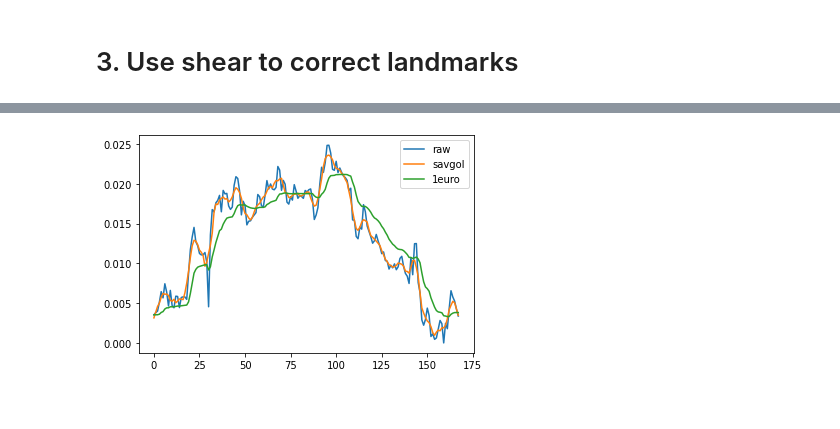
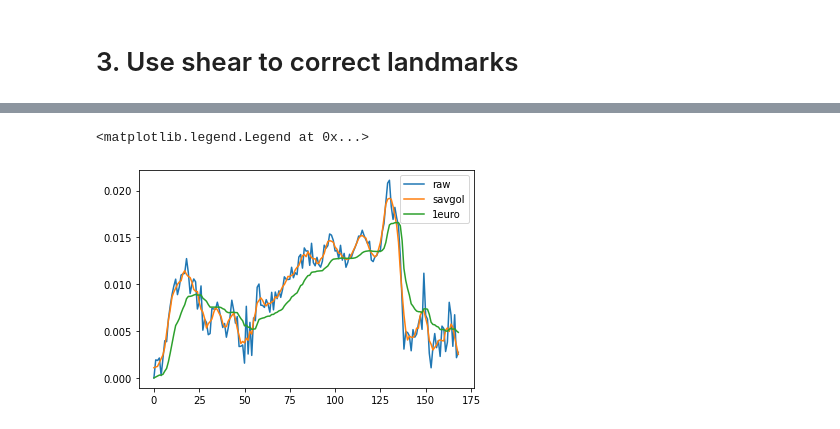
Before and after one commit to EvanSamaa/Motion_Paint, a Jupyter notebook: facial_landmarks_py/Facial normalization test.ipynb, the cells around one changed output, grey strips where cells are left out. Cells and saved outputs as stored; diff of their text form; code cells hidden in the pictures.

```diff
--- a/facial_landmarks_py/Facial normalization test.ipynb
+++ b/facial_landmarks_py/Facial normalization test.ipynb
@@ -402,9 +408,0 @@ plt.plot(dist)
-# %%
-lipIndices_loop = maping["lips"]["outer"]+list(reversed(maping["lips"]["inner"]))
-lipData = dataSegment[:,lipIndices_loop]
-refFrame = lipData[0]
-f_0 = turning_feature_vector(refFrame[:, 0:2])
-dist = np.zeros((dataSegment.shape[0], ))
-for i in range(0, dataSegment.shape[0]):
-    dist[i] = np.sqrt(np.square(f_0-turning_feature_vector(lipData[i, :, 0:2])).mean())
-plt.plot(dist)
@@ -538,0 +539,22 @@ plt.legend()
+# %%
+
+
+
+dataSegment = data[t_segment[0]:t_segment[1]]
+ref_frame = data[0]
+dataSegment = iterativeNormalization(dataSegment, ref_frame, staticLandmarkIndices, staticLandmarkIndices)
+# leftBrowDistanceFromNeutral = np.square(dataSegment[:,leftBrowIndices]-dataSegment[t_ref:t_ref+1,leftBrowIndices])[:,:,0:2].sum(axis=2)
+leftBrowDistanceFromNeutral = np.square(dataSegment[:,leftBrowIndices,1:2]-dataSegment[t_ref:t_ref+1,leftBrowIndices,1:2])[:,:,0:2].sum(axis=2)
+leftBrowDistanceFromNeutral = np.sqrt(leftBrowDistanceFromNeutral.mean(axis=1))
+smoothed_signal = signal.savgol_filter(leftBrowDistanceFromNeutral, min(5, np.floor(leftBrowDistanceFromNeutral.shape[0]/2)*2-1), 1)
+plt.plot(leftBrowDistanceFromNeutral[:], label="raw")
+plt.plot(smoothed_signal, label="savgol")
+t = np.arange(0, dataSegment.shape[0])
+x_hat = np.zeros_like(leftBrowDistanceFromNeutral)
+x_hat[0] = leftBrowDistanceFromNeutral[0]
+one_euro_filter = OneEuroFilter(t[0], leftBrowDistanceFromNeutral[0],min_cutoff=min_cutoff,beta=beta)
+for i in range(1, len(t)):
+    x_hat[i] = one_euro_filter(t[i], leftBrowDistanceFromNeutral[i])
+plt.plot(x_hat, label="1euro")
+plt.legend()
+outputToFile(outputPath, x_hat, fps, 0)
@@ -539,22 +563,22 @@ plt.legend()
 # %%
 dataSegment = data[t_segment[0]:t_segment[1]]
 ref_frame = data[0]
-dataSegment = iterativeNormalization(dataSegment, ref_frame, staticLandmarkIndices, staticLandmarkIndices)
-leftBrowDistanceFromNeutral = np.square(dataSegment[:,leftBrowIndices]-dataSegment[t_ref:t_ref+1,leftBrowIndices])[:,:,0:2].sum(axis=2)
+dataSegment = rotateToNeutral(dataSegment[0], dataSegment, staticLandmarkIndices)
+leftBrowDistanceFromNeutral = np.square(dataSegment[:,leftBrowIndices,1:2]-dataSegment[t_ref:t_ref+1,leftBrowIndices,1:2])[:,:,0:2].sum(axis=2)
 leftBrowDistanceFromNeutral = np.sqrt(leftBrowDistanceFromNeutral.mean(axis=1))
 smoothed_signal = signal.savgol_filter(leftBrowDistanceFromNeutral, min(5, np.floor(leftBrowDistanceFromNeutral.shape[0]/2)*2-1), 1)
 plt.plot(leftBrowDistanceFromNeutral[:], label="raw")
 plt.plot(smoothed_signal, label="savgol")
 t = np.arange(0, dataSegment.shape[0])
 x_hat = np.zeros_like(leftBrowDistanceFromNeutral)
 x_hat[0] = leftBrowDistanceFromNeutral[0]
 one_euro_filter = OneEuroFilter(t[0], leftBrowDistanceFromNeutral[0],min_cutoff=min_cutoff,beta=beta)
 for i in range(1, len(t)):
     x_hat[i] = one_euro_filter(t[i], leftBrowDistanceFromNeutral[i])
 plt.plot(x_hat, label="1euro")
 # x_hat = constrainedOneEuroFilter(leftBrowDistanceFromNeutral, t_segment, [t_ref])
 # plt.plot(x_hat, label="2euro")
 plt.legend()
-outputToFile(outputPath, x_hat, fps, start)
 # %% [output]
+<matplotlib.legend.Legend at 0x...>
-[figure, old version]
+[figure, new version]
```
Also changed, not shown: parts of 26 cells of this notebook, 9 other files.
